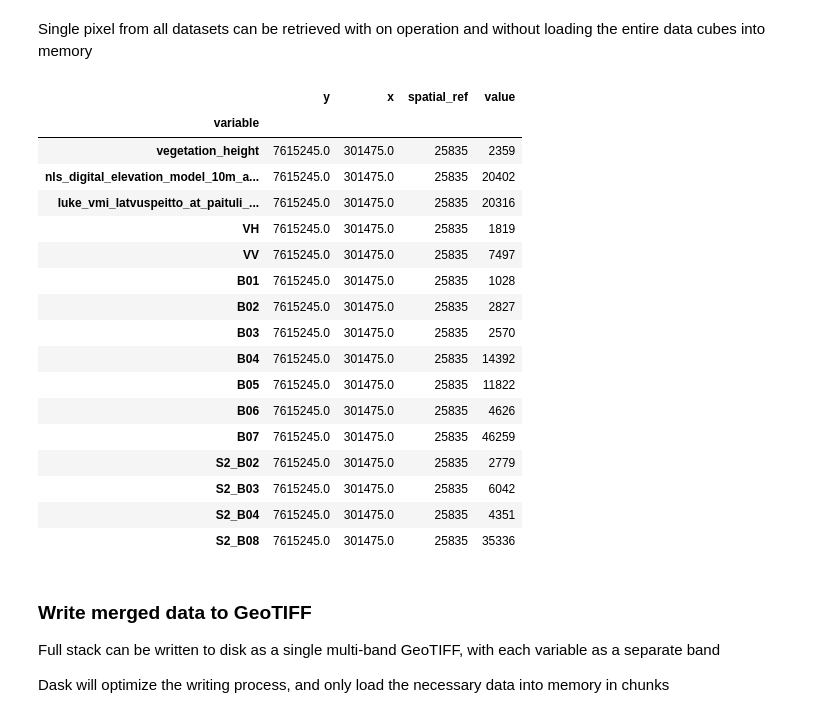
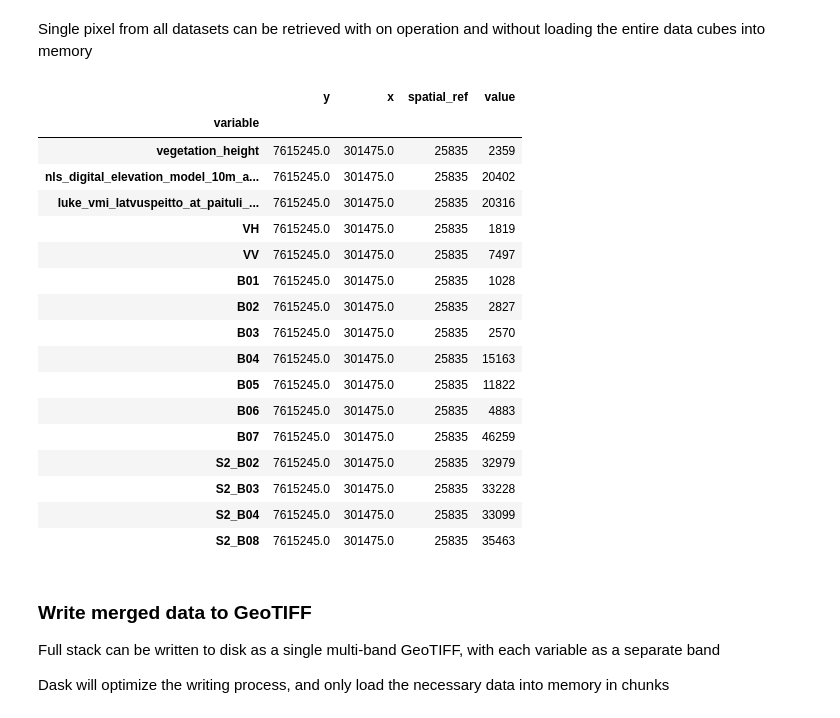
Before and after one commit to mtkervinen/point-eo, a Jupyter notebook: docs/create_stac_datasets.ipynb, the cells around one changed output. Drawn from its saved outputs; the diff is of its cells as text; code cells hidden in the pictures.

```diff
--- a/docs/create_stac_datasets.ipynb
+++ b/docs/create_stac_datasets.ipynb
@@ -681,6 +759,7 @@ Merge them all into a single xarray.Dataset if needed, and access all bands simu
 For geotiff export the datatypes and nod-data values need to be harmonized
 # %%
 # Scale to uint16, preserving original no-data values as uint16 no-data.
+# Note: assumes that the input dataset has values in the range [0, dsmax]
 def to_uint16(ds, dsmax=255):
     newds = ds.copy()
     uint16_nodata = np.iinfo(np.uint16).max
@@ -708,6 +787,42 @@ def to_uint16(ds, dsmax=255):
         newds[name] = scaled.rio.write_nodata(uint16_nodata)
 
     return newds
+
+def int16_to_uint16(ds):
+    """Scale [-32768, 32767] to [0, 65534], reserving 65535 for nodata."""
+    converted = ds.copy()
+    nodata_out = np.iinfo(np.uint16).max
+    limits = np.iinfo(np.int16)
+
+    for name, da in ds.data_vars.items():
+        valid = np.isfinite(da)
+        for nodata in (
+            da.rio.nodata,
+            da.rio.encoded_nodata,
+            da.attrs.get("nodata"),
+            da.attrs.get("missing_value"),
+        ):
+            if nodata is not None:
+                valid = valid & (da != nodata)
+
+        result = (
+            ((da.astype("float64").where(valid) - limits.min)
+                * (nodata_out - 1) / (limits.max - limits.min))
+            .round()
+            .clip(0, nodata_out - 1)
+            .fillna(nodata_out)
+            .astype("uint16")
+        )
+        result.attrs = {
+            key: value for key, value in da.attrs.items()
+            if key not in {
+                "_FillValue", "missing_value", "nodata",
+                "scale_factor", "add_offset",
+            }
+        }
+        converted[name] = result.rio.write_nodata(nodata_out)
+
+    return converted
 # %%
 
 # Scale and drop variales that are not needed
@@ -716,11 +831,11 @@ merged = xr.merge([
     to_uint16(dem_cube,1500),
     to_uint16(canopy_cube,100),
     to_uint16(s1gm_cube,1),
-    to_uint16(landsat_yearly_median.drop_vars('clear_sky_mask'),255),
-    to_uint16(s2gm_cube.rename({'B02': 'S2_B02','B03': 'S2_B03','B04': 'S2_B04','B08': 'S2_B08'}),5000)
+    to_uint16(landsat_yearly_mean.drop_vars('clear_sky_mask'),255),
+    int16_to_uint16(s2gm_cube.rename({'B02': 'S2_B02','B03': 'S2_B03','B04': 'S2_B04','B08': 'S2_B08'}))
 ], compat="override")
 
-merged
+display(merged)
 # %% [output]
 <xarray.Dataset> Size: 129MB
 Dimensions:                                          (y: 1812, x: 2222)
@@ -747,31 +862,31 @@ Single pixel from all datasets can be retrieved with on operation and without lo
 # %%
 # Re-chunk for accessing single pixels
 # Need to balance data transfer (large chunks -> more data retrieved)
 # with complexity of the dask graph (more chunks -> more complex)
 # Efficiency also depends on the chunking of the underlying raster files
 point = merged.chunk(x=64, y=64).isel(x=400, y=500).to_array().compute()
 v = point.values
 df_p = point.to_dataframe(name='value')
-df_p
+display(df_p)
 # %% [output]
 |  | y | x | spatial_ref | value |
 | variable |  |  |  |  |
 | vegetation_height | 7615245.0 | 301475.0 | 25835 | 2359 |
 | nls_digital_elevation_model_10m_a... | 7615245.0 | 301475.0 | 25835 | 20402 |
 | luke_vmi_latvuspeitto_at_paituli_... | 7615245.0 | 301475.0 | 25835 | 20316 |
 | VH | 7615245.0 | 301475.0 | 25835 | 1819 |
 | VV | 7615245.0 | 301475.0 | 25835 | 7497 |
 | B01 | 7615245.0 | 301475.0 | 25835 | 1028 |
 | B02 | 7615245.0 | 301475.0 | 25835 | 2827 |
 | B03 | 7615245.0 | 301475.0 | 25835 | 2570 |
-| B04 | 7615245.0 | 301475.0 | 25835 | 14392 |
+| B04 | 7615245.0 | 301475.0 | 25835 | 15163 |
 | B05 | 7615245.0 | 301475.0 | 25835 | 11822 |
-| B06 | 7615245.0 | 301475.0 | 25835 | 4626 |
+| B06 | 7615245.0 | 301475.0 | 25835 | 4883 |
 | B07 | 7615245.0 | 301475.0 | 25835 | 46259 |
-| S2_B02 | 7615245.0 | 301475.0 | 25835 | 2779 |
-| S2_B03 | 7615245.0 | 301475.0 | 25835 | 6042 |
-| S2_B04 | 7615245.0 | 301475.0 | 25835 | 4351 |
-| S2_B08 | 7615245.0 | 301475.0 | 25835 | 35336 |
+| S2_B02 | 7615245.0 | 301475.0 | 25835 | 32979 |
+| S2_B03 | 7615245.0 | 301475.0 | 25835 | 33228 |
+| S2_B04 | 7615245.0 | 301475.0 | 25835 | 33099 |
+| S2_B08 | 7615245.0 | 301475.0 | 25835 | 35463 |
 # %% [markdown]
 
 ### Write merged data to GeoTIFF
```
Also changed, not shown: parts of 36 cells of this notebook, 2 other files.
